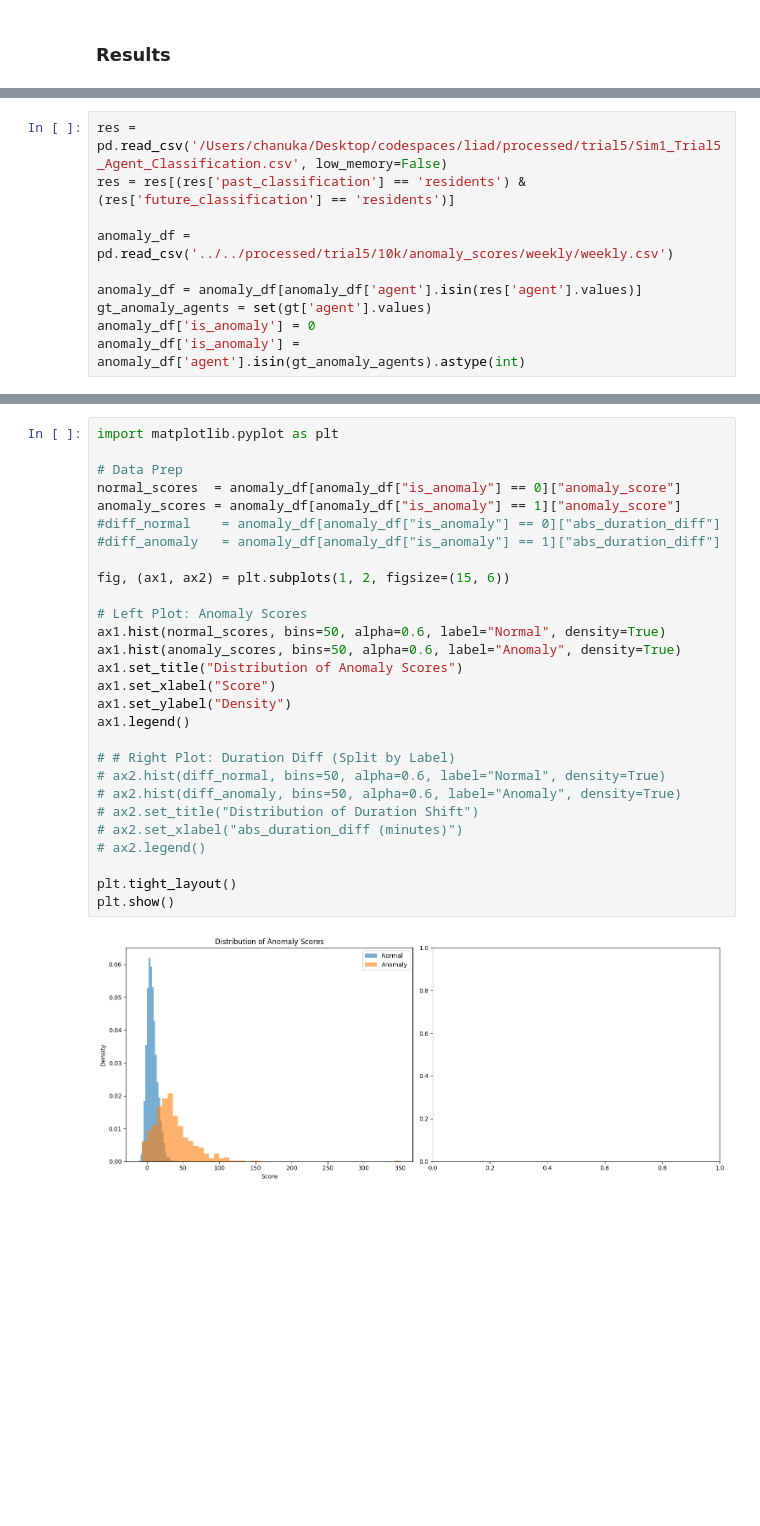
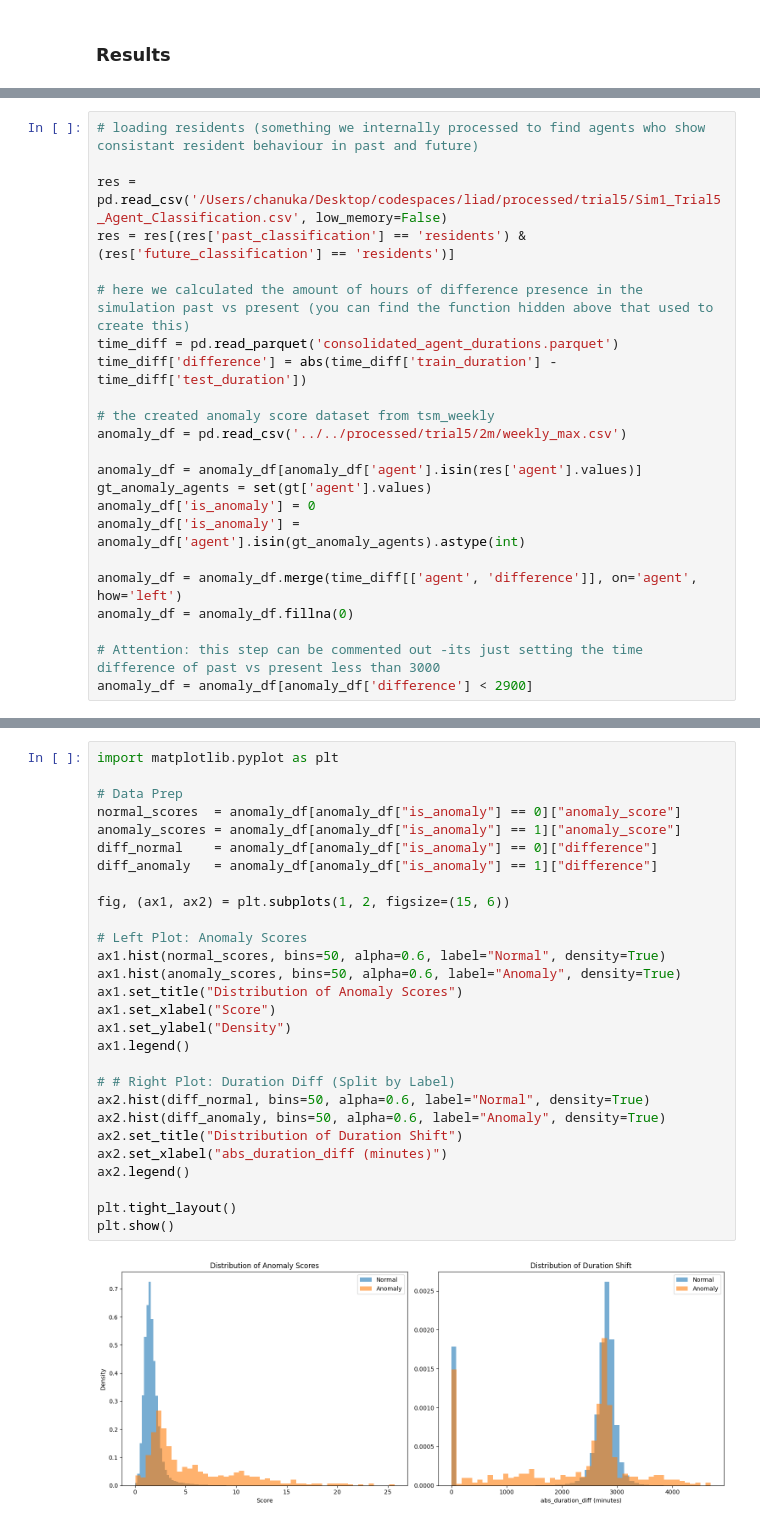
Before and after one commit to ChanukaRavishan/liad, a Jupyter notebook: framework/tsm/tsm_scores_weekly.ipynb, the cells around one changed output, grey strips where cells are left out. Drawn from its saved outputs; the diff is of its cells as text; blank space fills up the shorter version.

```diff
--- a/framework/tsm/tsm_scores_weekly.ipynb
+++ b/framework/tsm/tsm_scores_weekly.ipynb
@@ -227,13 +213,26 @@ Done. Saved: ../../processed/trial5/10k/anomaly_scores/weekly/weekly.csv
 # %%
+# loading residents (something we internally processed to find agents who show consistant resident behaviour in past and future)
+
 res = pd.read_csv('/Users/chanuka/Desktop/codespaces/liad/processed/trial5/Sim1_Trial5_Agent_Classification.csv', low_memory=False)
 res = res[(res['past_classification'] == 'residents') & (res['future_classification'] == 'residents')]
 
-anomaly_df = pd.read_csv('../../processed/trial5/10k/anomaly_scores/weekly/weekly.csv')
+# here we calculated the amount of hours of difference presence in the simulation past vs present (you can find the function hidden above that used to create this)
+time_diff = pd.read_parquet('consolidated_agent_durations.parquet')
+time_diff['difference'] = abs(time_diff['train_duration'] - time_diff['test_duration'])
+
+# the created anomaly score dataset from tsm_weekly
+anomaly_df = pd.read_csv('../../processed/trial5/2m/weekly_max.csv')
 
 anomaly_df = anomaly_df[anomaly_df['agent'].isin(res['agent'].values)]
 gt_anomaly_agents = set(gt['agent'].values)
 anomaly_df['is_anomaly'] = 0
 anomaly_df['is_anomaly'] = anomaly_df['agent'].isin(gt_anomaly_agents).astype(int)
+
+anomaly_df = anomaly_df.merge(time_diff[['agent', 'difference']], on='agent', how='left')
+anomaly_df = anomaly_df.fillna(0)
+
+# Attention: this step can be commented out -its just setting the time difference of past vs present less than 3000
+anomaly_df = anomaly_df[anomaly_df['difference'] < 2900]
 # %%
 anomaly_df.sort_values(by = 'anomaly_score', ascending=False).head(60)
 # %% [output]
@@ -257,30 +256,30 @@ anomaly_df.sort_values(by = 'anomaly_score', ascending=False).head(60)
 # %%
 import matplotlib.pyplot as plt
 
 # Data Prep
 normal_scores  = anomaly_df[anomaly_df["is_anomaly"] == 0]["anomaly_score"]
 anomaly_scores = anomaly_df[anomaly_df["is_anomaly"] == 1]["anomaly_score"]
-#diff_normal    = anomaly_df[anomaly_df["is_anomaly"] == 0]["abs_duration_diff"]
-#diff_anomaly   = anomaly_df[anomaly_df["is_anomaly"] == 1]["abs_duration_diff"]
+diff_normal    = anomaly_df[anomaly_df["is_anomaly"] == 0]["difference"]
+diff_anomaly   = anomaly_df[anomaly_df["is_anomaly"] == 1]["difference"]
 
 fig, (ax1, ax2) = plt.subplots(1, 2, figsize=(15, 6))
 
 # Left Plot: Anomaly Scores
 ax1.hist(normal_scores, bins=50, alpha=0.6, label="Normal", density=True)
 ax1.hist(anomaly_scores, bins=50, alpha=0.6, label="Anomaly", density=True)
 ax1.set_title("Distribution of Anomaly Scores")
 ax1.set_xlabel("Score")
 ax1.set_ylabel("Density")
 ax1.legend()
 
 # # Right Plot: Duration Diff (Split by Label)
-# ax2.hist(diff_normal, bins=50, alpha=0.6, label="Normal", density=True)
-# ax2.hist(diff_anomaly, bins=50, alpha=0.6, label="Anomaly", density=True)
-# ax2.set_title("Distribution of Duration Shift")
-# ax2.set_xlabel("abs_duration_diff (minutes)")
-# ax2.legend()
+ax2.hist(diff_normal, bins=50, alpha=0.6, label="Normal", density=True)
+ax2.hist(diff_anomaly, bins=50, alpha=0.6, label="Anomaly", density=True)
+ax2.set_title("Distribution of Duration Shift")
+ax2.set_xlabel("abs_duration_diff (minutes)")
+ax2.legend()
 
 plt.tight_layout()
 plt.show()
 # %% [output]
-[figure, old version]
+[figure, new version]
```
Also changed, not shown: parts of 12 cells of this notebook, 4 other files.
